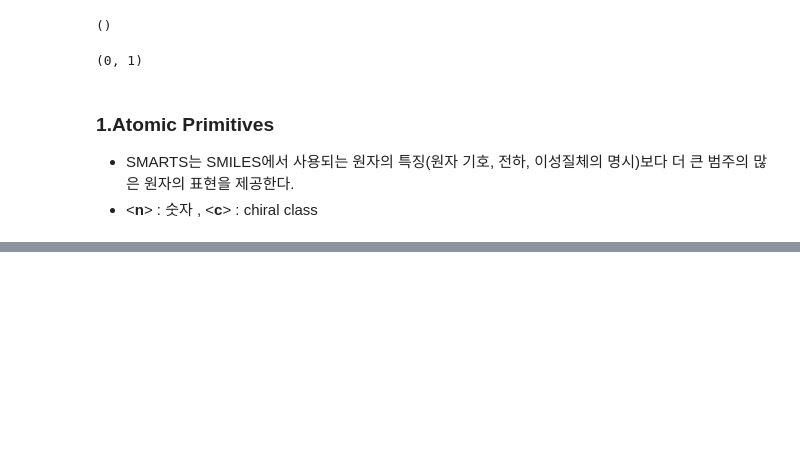
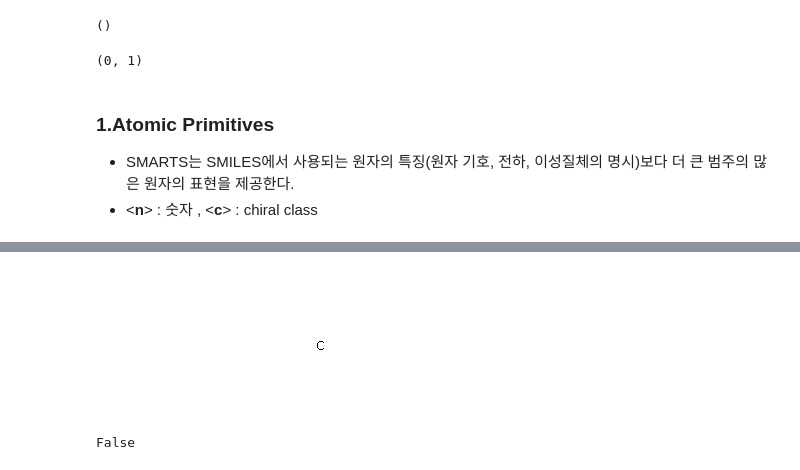
Before and after one commit to SeoulTechPSE/PSE_2019, a Jupyter notebook: SMILE and SMART/Smarts/SMARTS_190326.ipynb, the cells around one changed output, grey strips where cells are left out. Saved outputs shown, nothing was run; the diff lists cells and outputs as text; code cells hidden in the pictures; blank space fills up the shorter version.

Commit message:
SMARTS 추가
Smiles -vs- Smarts 비교.
SubstructMatch 이용.
Atom primitives 추가.

```diff
--- a/SMILE and SMART/Smarts/SMARTS_190326.ipynb
+++ b/SMILE and SMART/Smarts/SMARTS_190326.ipynb
@@ -242,0 +250,9 @@ C[C@?H](F)O | matches if chirality is as specified or is not specified
+# %%
+ex2 = AllChem.MolFromSmarts('[c]')
+ex2
+# %% [output]
+[figure, added]
+# %%
+ex1.HasSubstructMatch(ex2)
+# %% [output]
+False
```
Also changed, not shown: parts of 22 cells of this notebook, 1 other file.
